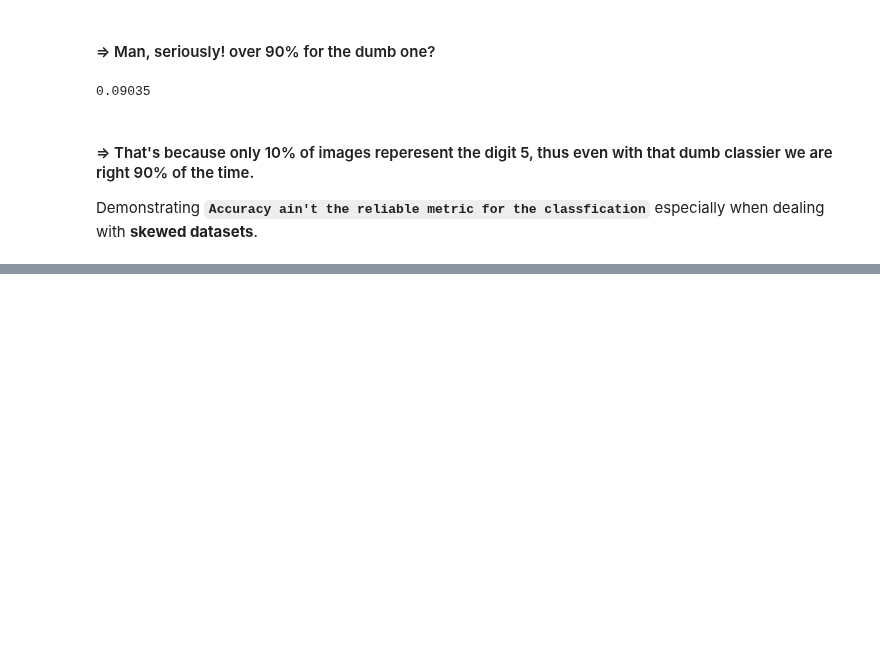
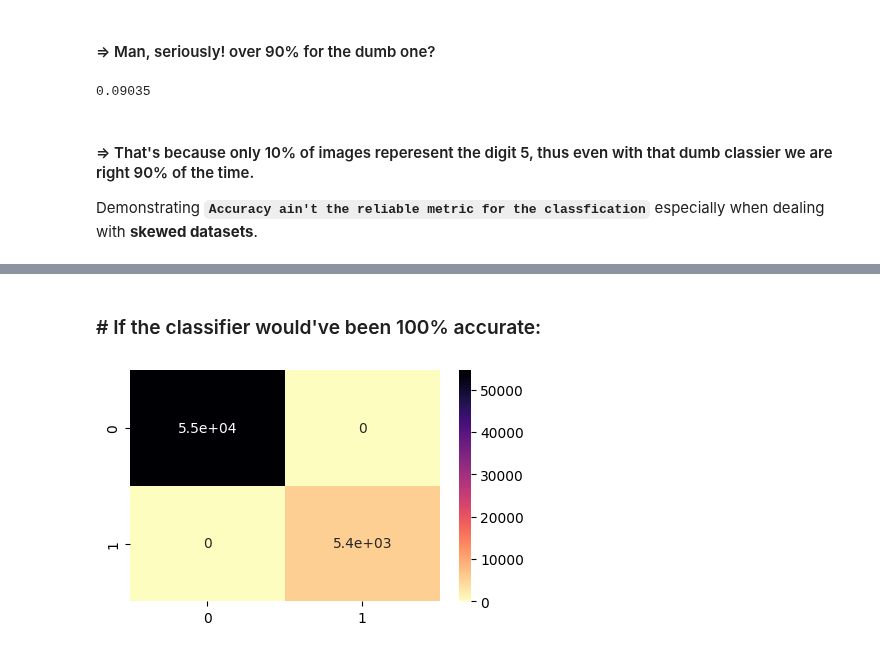
Before and after one commit to suryanshyaknow/machine-learning, a Jupyter notebook: in2__classification/in1__classification.ipynb, the cells around one changed output, grey strips where cells are left out. Drawn from its saved outputs; the diff is of its cells as text; code cells hidden in the pictures; blank space fills up the shorter version.

```diff
--- a/in2__classification/in1__classification.ipynb
+++ b/in2__classification/in1__classification.ipynb
@@ -231,0 +265,12 @@ Demonstrating **`Accuracy ain't the reliable metric for the classfication`** esp
+# %% [markdown]
+### # If the classifier would've been 100% accurate:
+# %%
+y_train_perfect_preds = y_train_5  # pretending our clf is 100% accurate
+
+# plotting Confusion Matrix
+
+plt.figure(figsize=(5, 3))
+sns.heatmap(confusion_matrix(y_train_5, y_train_perfect_preds), annot=True, cmap="magma_r")
+plt.show()
+# %% [output]
+[figure, added]
```
Also changed, not shown: parts of 15 cells of this notebook.
